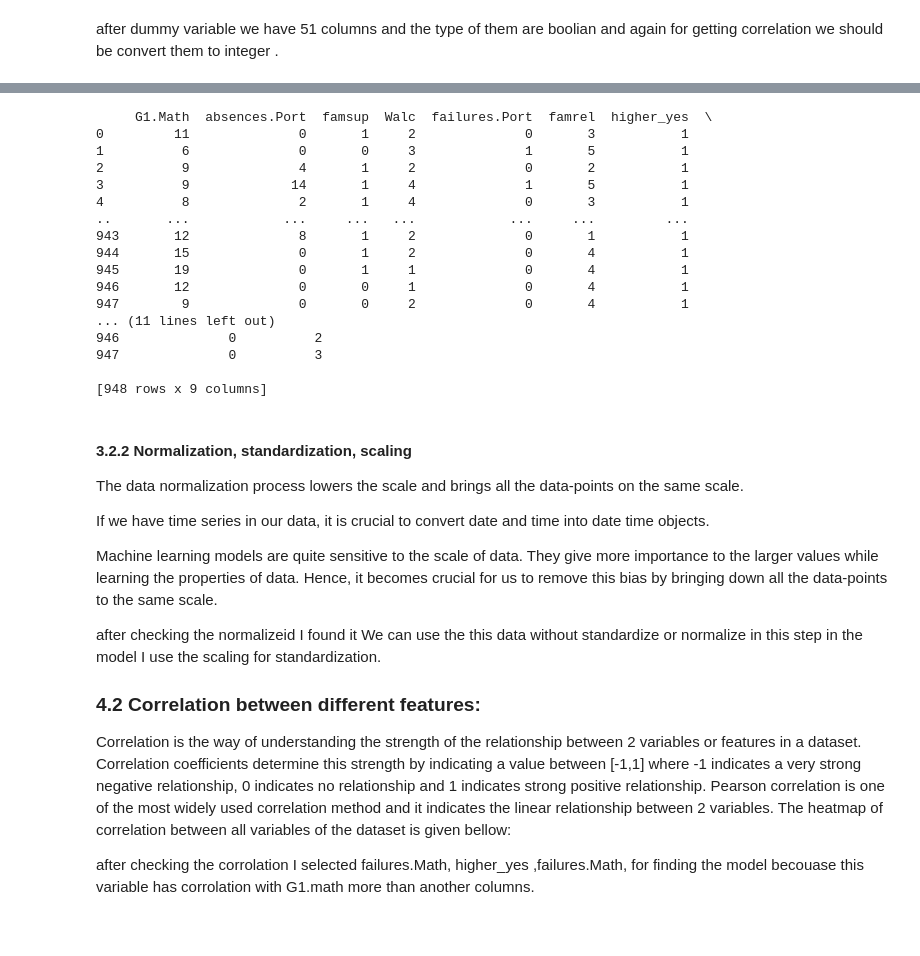
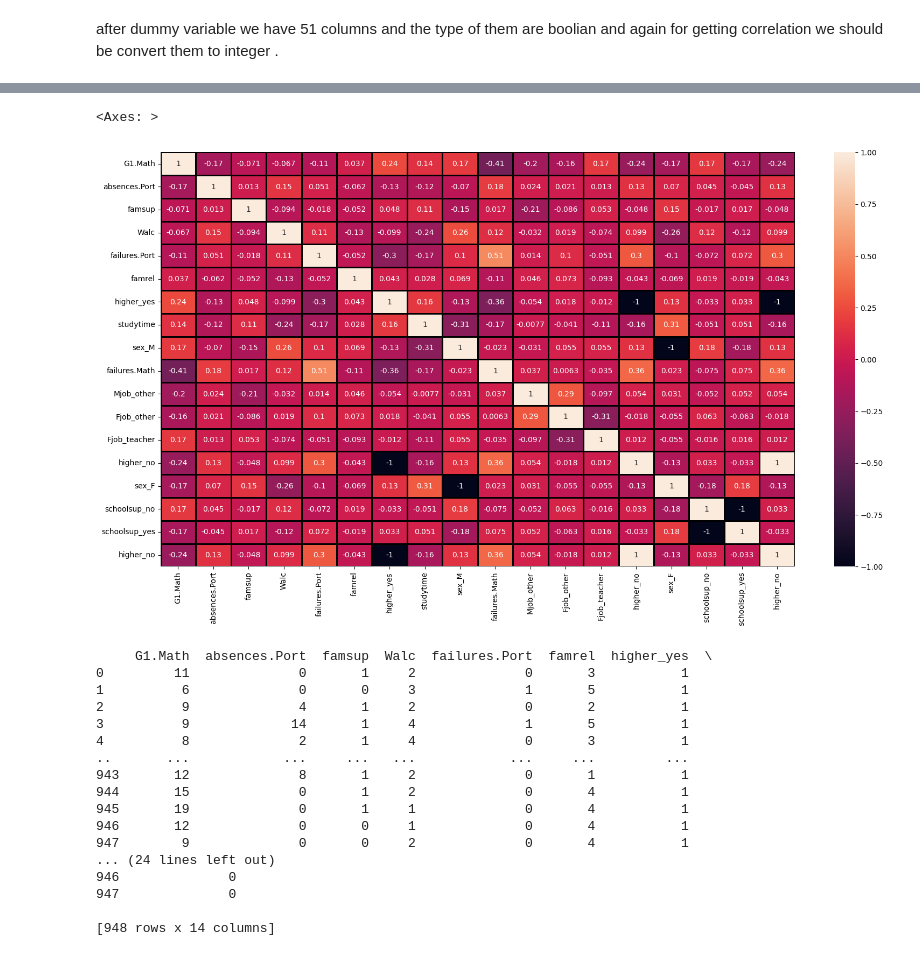
Before and after one commit to Mesgarin/DAPJFinal, a Jupyter notebook: Report Regression.ipynb, the cells around one changed output, grey strips where cells are left out. Saved outputs shown, nothing was run; the diff lists cells and outputs as text; code cells hidden in the pictures.

```diff
--- a/Report Regression.ipynb
+++ b/Report Regression.ipynb
@@ -890,0 +986,11 @@ so fo this correlation we only use failers.math and heigher_yes/heigher_no , and
+# %%
+# Specify the columns you want to keep
+selected_columns = ['G1.Math','absences.Port', 'famsup', 'Walc','failures.Port','famrel', 'higher_yes','studytime','sex_M','failures.Math',   'sex_F',
+       'Mjob_other', 'Fjob_other', 'Fjob_teacher', 'schoolsup_no',
+       'schoolsup_yes', 'higher_no',]
+
+# Create a new DataFrame with only the selected columns
+G1Math_df2 = G1Math_df[selected_columns]
+
+# Display the new DataFrame
+print(G1Math_df2)
@@ -891,6 +1020,17 @@ so fo this correlation we only use failers.math and heigher_yes/heigher_no , and
+# %%
+#| label: Get correlation visually
+plt.figure(figsize = (19,10))
+sns.heatmap(G1Math_df2[['G1.Math','absences.Port', 'famsup', 'Walc','failures.Port','famrel', 'higher_yes','studytime','sex_M','failures.Math',
+       'Mjob_other', 'Fjob_other', 'Fjob_teacher','higher_no','sex_F', 'schoolsup_no',
+       'schoolsup_yes', 'higher_no', ]].corr(),annot=True, annot_kws={"size": 10}, linewidth=1, linecolor="black")
+# %% [output]
+<Axes: >
+[figure, added]
 # %%
 # Specify the columns you want to keep
-selected_columns = ['G1.Math','absences.Port', 'famsup', 'Walc','failures.Port','famrel', 'higher_yes','failures.Math','studytime']
+selected_columns = ['G1.Math','absences.Port', 'famsup', 'Walc','failures.Port','famrel', 'higher_yes','studytime','sex_M','failures.Math',
+       'Mjob_other', 'Fjob_other', 'Fjob_teacher',
+       'schoolsup_yes',]
 
 # Create a new DataFrame with only the selected columns
 G1Math_df2 = G1Math_df[selected_columns]
@@ -910,24 +1050,8 @@ print(G1Math_df2)
 945       19              0       1     1              0       4           1
 946       12              0       0     1              0       4           1
 947        9              0       0     2              0       4           1
-... (11 lines left out)
-946              0          2
-947              0          3
+... (24 lines left out)
+946              0
+947              0
 
-[948 rows x 9 columns]
+[948 rows x 14 columns]
-# %% [markdown]
-#### 3.2.2 Normalization, standardization, scaling
-
-The data normalization process lowers the scale and brings all the data-points on the same scale.
-
-If we have time series in our data, it is crucial to convert date and time into date time objects.
-
-Machine learning models are quite sensitive to the scale of data. They give more importance to the larger values while learning the properties of data. Hence, it becomes crucial for us to remove this bias by bringing down all the data-points to the same scale.
-
-after checking the normalizeid I found it We can use the this data without standardize or normalize in this step in the model I use the scaling for standardization.
-
-
-### 4.2 Correlation between different features:
-Correlation is the way of understanding the strength of the relationship between 2 variables or features in a dataset. Correlation coefficients determine this strength by indicating a value between [-1,1] where -1 indicates a very strong negative relationship, 0 indicates no relationship and 1 indicates strong positive relationship. Pearson correlation is one of the most widely used correlation method and it indicates the linear relationship between 2 variables. The heatmap of correlation between all variables of the dataset is given bellow:
-
-after checking the corrolation I selected failures.Math,  higher_yes ,failures.Math, for finding the model becouase this variable has corrolation with G1.math more than another columns.
```
Also changed, not shown: parts of 91 cells of this notebook, 6 other files.
